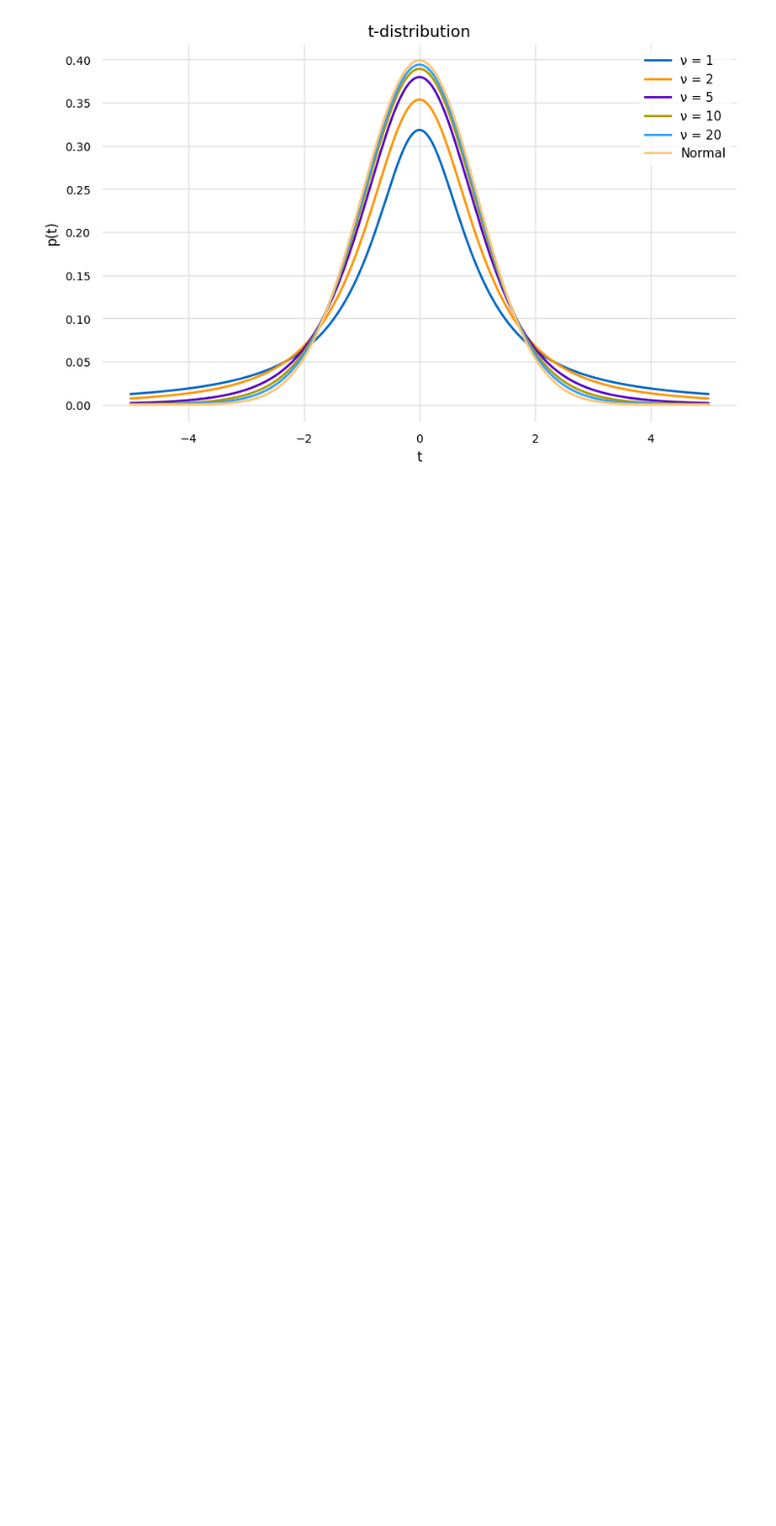
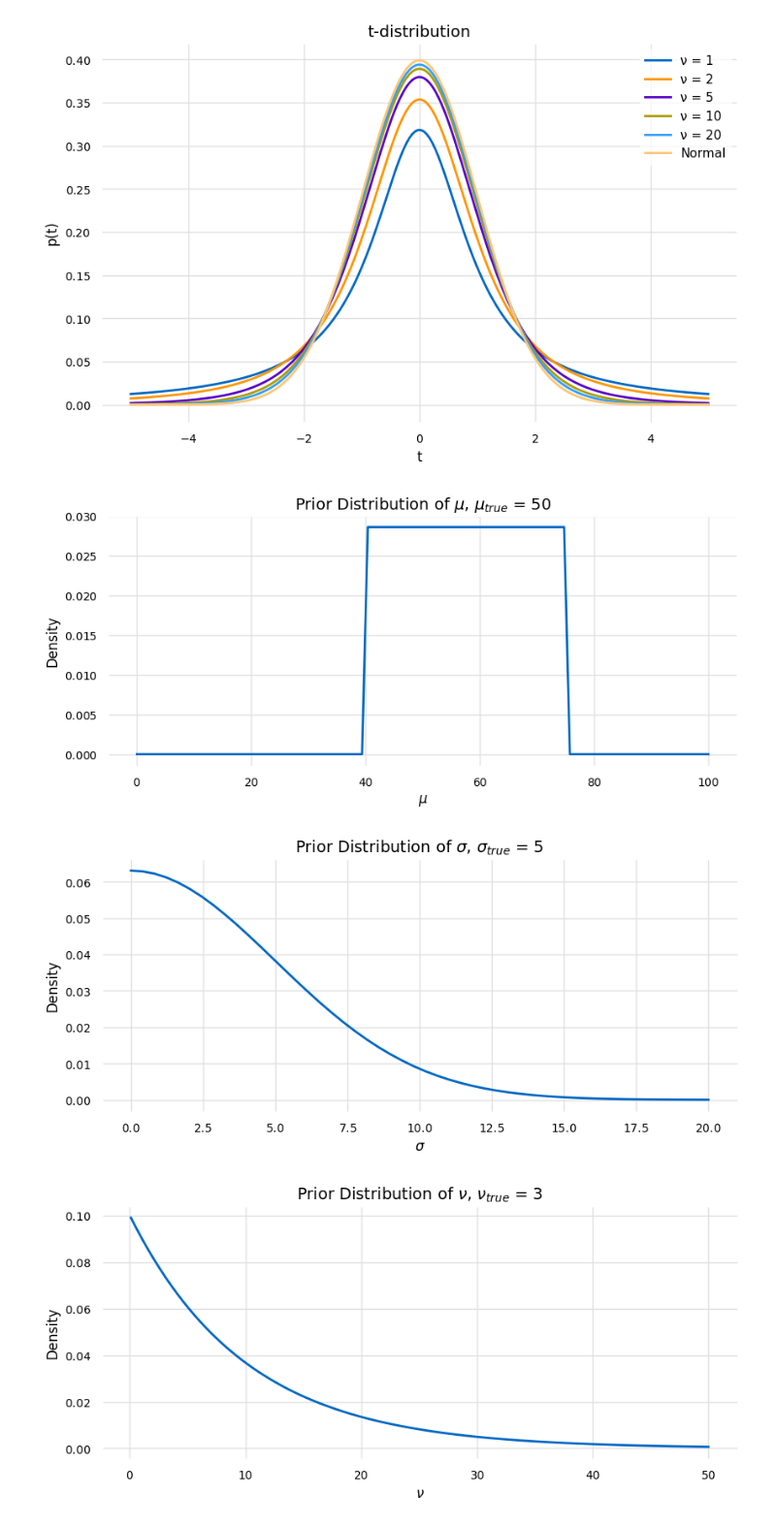
Before and after one commit to glyfish/PyMC, a Jupyter notebook: notebooks/Baysian Analysis with Python/ch2_robust_normal_model.ipynb, the cells around one changed output. Shown at 97% size. Drawn from its saved outputs; the diff is of its cells as text; code cells hidden in the pictures; blank space fills up the shorter version.

```diff
--- a/notebooks/Baysian Analysis with Python/ch2_robust_normal_model.ipynb
+++ b/notebooks/Baysian Analysis with Python/ch2_robust_normal_model.ipynb
@@ -115,3 +115,45 @@ labels = [f'ν = {nu}' for nu in nu_vals] + ['Normal']
 comparison(t_dists, t_vals, title='t-distribution', xlabel='t', ylabel='p(t)', labels=labels, legend_loc='upper right')
 # %% [output]
 [figure]
+# %%
+nobs = 100
+mu_true = 50
+sigma_true = 5
+nu_true = 3
+t_vals = numpy.linspace(20, 80.0, 200)
+
+l_mu, h_mu = 40, 75
+mu_prob = 1.0 / (h_mu - l_mu)
+sigma_sigma = 5
+nu_lambda = 10.0
+
+mu_vals = numpy.linspace(0, 100, 100)
+sigma_vals = numpy.linspace(0.0, 20, 50)
+nu_vals = numpy.linspace(0.1, 50, 100)
+
+mu_pdf = numpy.where((mu_vals >= l_mu) & (mu_vals <= h_mu), mu_prob, 0)
+sigma_pdf = numpy.abs(stats.norm.pdf(sigma_vals, 0, sigma_sigma))
+sigma_pdf = sigma_pdf / sigma_pdf.sum()
+nu_pdf = stats.expon.pdf(nu_vals, 0, nu_lambda)
+t_pdf = stats.t.pdf(t_vals, nu_true, mu_true, sigma_true)
+
+obs_data = stats.t.rvs(nu_true, mu_true, sigma_true, nobs)
+# %%
+title = f'Prior Distribution of $\mu$, $\mu_{{true}}$ = {mu_true}'
+curve(mu_pdf, mu_vals, title=title, xlabel='$\mu$', ylabel='Density', figsize=(10, 4))
+
+title = f'Prior Distribution of $\sigma$, $\sigma_{{true}}$ = {sigma_true}'
+curve(sigma_pdf, sigma_vals, title=title, xlabel='$\sigma$', ylabel='Density', figsize=(10, 4))
+
+title = f'Prior Distribution of $\\nu$, $\\nu_{{true}}$ = {nu_true}'
+curve(nu_pdf, nu_vals, title=title, xlabel='$\\nu$', ylabel='Density', figsize=(10, 4))
+
+title = f'Liklihood'
+curve(t_pdf, t_vals, title=title, xlabel='$t$', ylabel='Density', figsize=(10, 4))
+
+title = f'Observed Data'
+scatter(obs_data, numpy.arange(nobs), title=title, xlabel='Sample', ylabel='Data', figsize=(10, 4))
+# %% [output]
+[figure, added]
+[figure, added]
+[figure, added]
```
Also changed, not shown: parts of 9 cells of this notebook, 1 other file.
